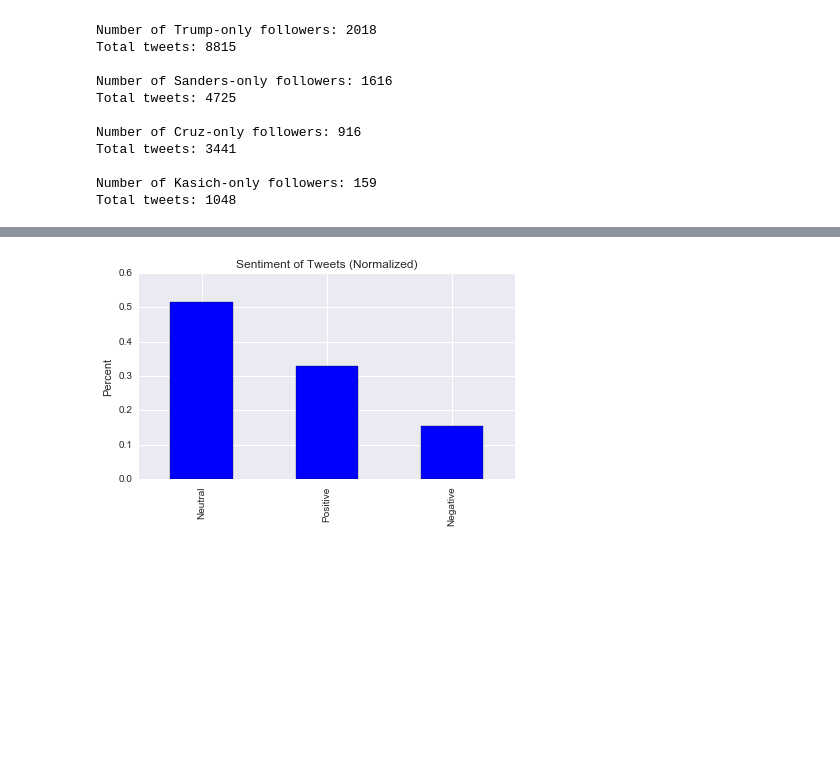
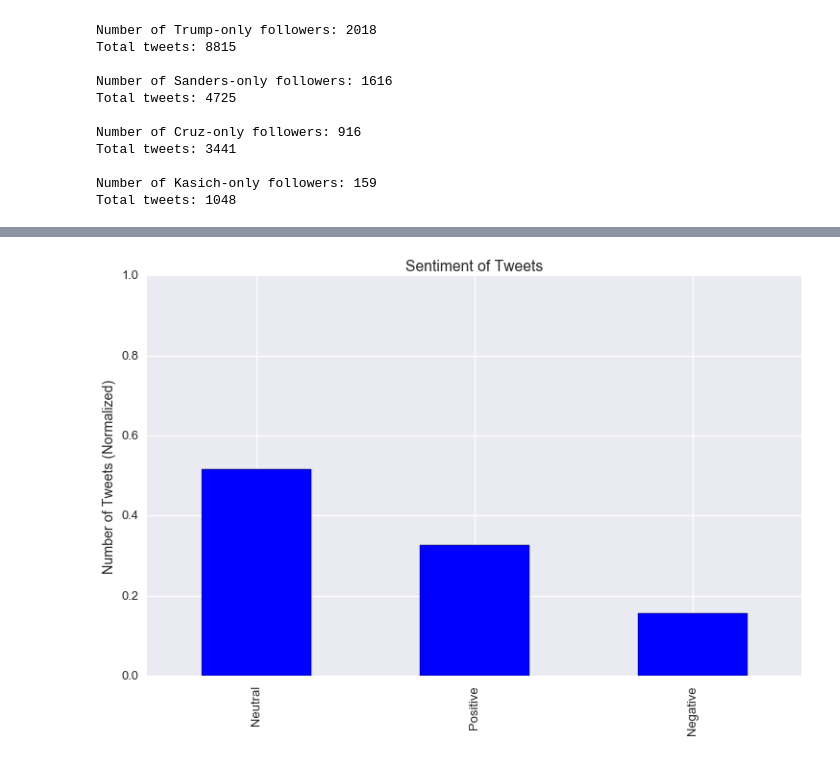
Before and after one commit to sbchou/thesis-extend, a Jupyter notebook: ANALYSIS/10StoryCutoff.ipynb, the cells around one changed output, grey strips where cells are left out. Cells and saved outputs as stored; diff of their text form; code cells hidden in the pictures; blank space fills up the shorter version.

```diff
--- a/ANALYSIS/10StoryCutoff.ipynb
+++ b/ANALYSIS/10StoryCutoff.ipynb
@@ -5,6 +5,9 @@ import pandas
 %matplotlib inline
 import numpy as np
 import time
+
+plt.style.use('seaborn-talk')
+IMG_PATH = '/Users/Cat/Google Drive/THESIS/LATEX/images/'
 # %% [markdown]
 ## only look at stories with 10+ shares. Group stories by title.
 # %%
@@ -147,9 +154,10 @@ Index([u'_id', u'author', u'sentiment', u'time', u'tweet', u'url', u'a_id',
       dtype='object')
 # %%
 subset.sentiment.value_counts(normalize=True).plot(kind='bar')
-plt.title('Sentiment of Tweets (Normalized)')
-plt.ylabel('Percent')
+plt.title('Sentiment of Tweets')
+plt.ylabel('Number of Tweets (Normalized)')
+plt.ylim([0,1])
 plt.tight_layout()
-plt.savefig('FIGS/SUBSET/sentiment.png')
+plt.savefig(IMG_PATH + 'all-tweets-sentiment.png')
 # %% [output]
-[figure, old version]
+[figure, new version]
```
Also changed, not shown: parts of 3 cells of this notebook, 5 other files.
